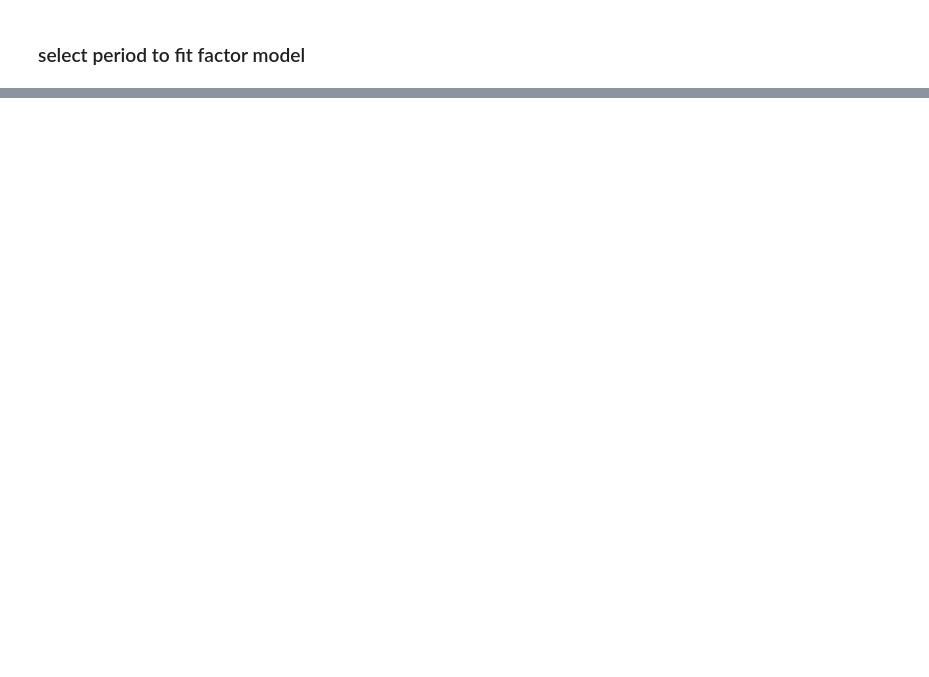
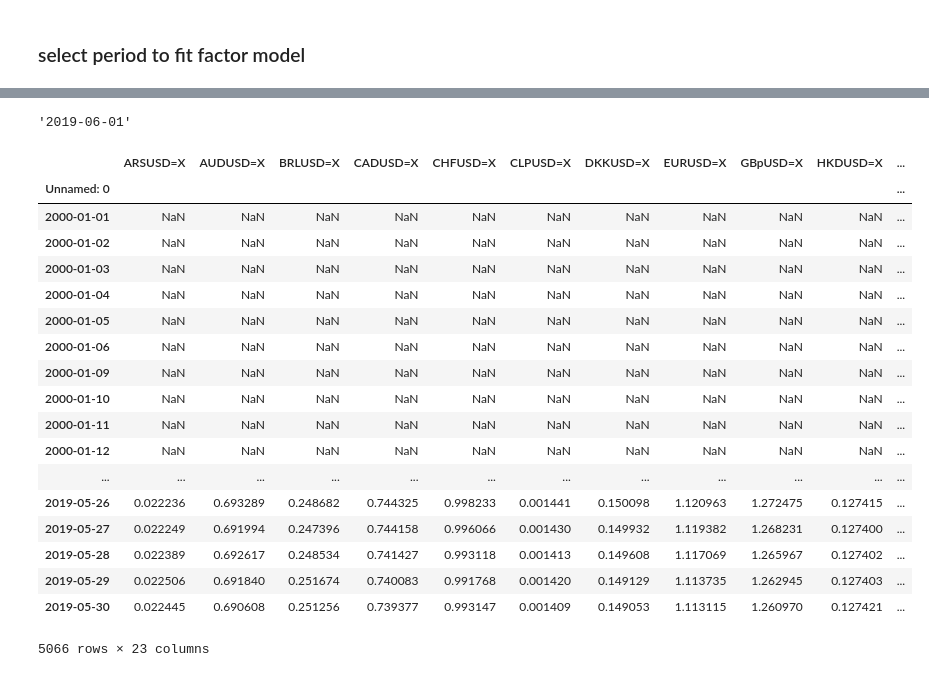
Before and after one commit to CherryADA/RoboAdvisor, a Jupyter notebook: Universe_Demo.ipynb, the cells around one changed output, grey strips where cells are left out. Saved outputs shown, nothing was run; the diff lists cells and outputs as text; code cells hidden in the pictures; blank space fills up the shorter version.

```diff
--- a/Universe_Demo.ipynb
+++ b/Universe_Demo.ipynb
@@ -56,0 +116,26 @@ universe.get_security("DCO.F").get_type_RM()
+# %%
+eq.get_last_available_date()
+# %% [output]
+'2019-06-01'
+# %%
+universe._fx
+# %% [output]
+|  | ARSUSD=X | AUDUSD=X | BRLUSD=X | CADUSD=X | CHFUSD=X | CLPUSD=X | DKKUSD=X | EURUSD=X | GBpUSD=X | HKDUSD=X | ... |
+| Unnamed: 0 |  |  |  |  |  |  |  |  |  |  | ... |
+| 2000-01-01 | NaN | NaN | NaN | NaN | NaN | NaN | NaN | NaN | NaN | NaN | ... |
+| 2000-01-02 | NaN | NaN | NaN | NaN | NaN | NaN | NaN | NaN | NaN | NaN | ... |
+| 2000-01-03 | NaN | NaN | NaN | NaN | NaN | NaN | NaN | NaN | NaN | NaN | ... |
+| 2000-01-04 | NaN | NaN | NaN | NaN | NaN | NaN | NaN | NaN | NaN | NaN | ... |
+| 2000-01-05 | NaN | NaN | NaN | NaN | NaN | NaN | NaN | NaN | NaN | NaN | ... |
+| 2000-01-06 | NaN | NaN | NaN | NaN | NaN | NaN | NaN | NaN | NaN | NaN | ... |
+| 2000-01-09 | NaN | NaN | NaN | NaN | NaN | NaN | NaN | NaN | NaN | NaN | ... |
+| 2000-01-10 | NaN | NaN | NaN | NaN | NaN | NaN | NaN | NaN | NaN | NaN | ... |
+| 2000-01-11 | NaN | NaN | NaN | NaN | NaN | NaN | NaN | NaN | NaN | NaN | ... |
+| 2000-01-12 | NaN | NaN | NaN | NaN | NaN | NaN | NaN | NaN | NaN | NaN | ... |
+| ... | ... | ... | ... | ... | ... | ... | ... | ... | ... | ... | ... |
+| 2019-05-26 | 0.022236 | 0.693289 | 0.248682 | 0.744325 | 0.998233 | 0.001441 | 0.150098 | 1.120963 | 1.272475 | 0.127415 | ... |
+| 2019-05-27 | 0.022249 | 0.691994 | 0.247396 | 0.744158 | 0.996066 | 0.001430 | 0.149932 | 1.119382 | 1.268231 | 0.127400 | ... |
+| 2019-05-28 | 0.022389 | 0.692617 | 0.248534 | 0.741427 | 0.993118 | 0.001413 | 0.149608 | 1.117069 | 1.265967 | 0.127402 | ... |
+| 2019-05-29 | 0.022506 | 0.691840 | 0.251674 | 0.740083 | 0.991768 | 0.001420 | 0.149129 | 1.113735 | 1.262945 | 0.127403 | ... |
+| 2019-05-30 | 0.022445 | 0.690608 | 0.251256 | 0.739377 | 0.993147 | 0.001409 | 0.149053 | 1.113115 | 1.260970 | 0.127421 | ... |
+5066 rows × 23 columns
```
Also changed, not shown: parts of 10 cells of this notebook, 3 other files.
